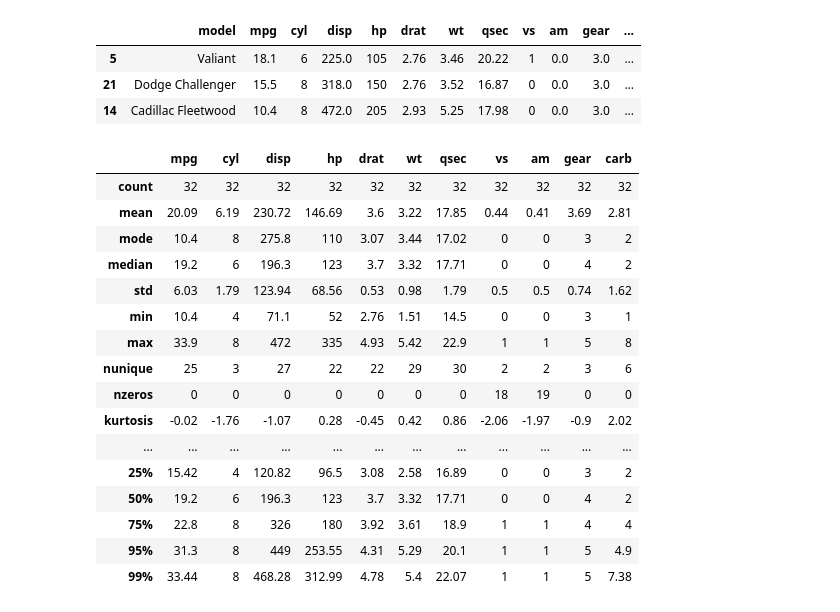
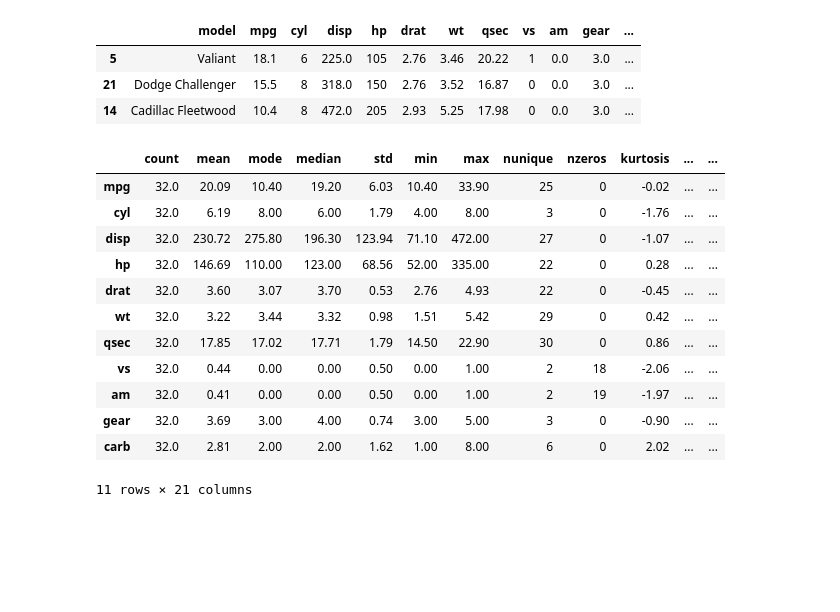
Before and after one commit to bharathgs/dframeutils, a Jupyter notebook: examples/sample.ipynb, the cells around one changed output. Drawn from its saved outputs; the diff is of its cells as text; code cells hidden in the pictures; blank space fills up the shorter version.

Commit message:
update notebook with summaryutils

```diff
--- a/examples/sample.ipynb
+++ b/examples/sample.ipynb
@@ -52,23 +54,19 @@ extreme_observations(mtcars, "drat", n_largest=False)
 | 5 | Valiant | 18.1 | 6 | 225.0 | 105 | 2.76 | 3.46 | 20.22 | 1 | 0.0 | 3.0 | ... |
 | 21 | Dodge Challenger | 15.5 | 8 | 318.0 | 150 | 2.76 | 3.52 | 16.87 | 0 | 0.0 | 3.0 | ... |
 | 14 | Cadillac Fleetwood | 10.4 | 8 | 472.0 | 205 | 2.93 | 5.25 | 17.98 | 0 | 0.0 | 3.0 | ... |
-# %%
-num_summary(mtcars).T
-# %% [output]
-|  | mpg | cyl | disp | hp | drat | wt | qsec | vs | am | gear | carb |
-| count | 32 | 32 | 32 | 32 | 32 | 32 | 32 | 32 | 32 | 32 | 32 |
-| mean | 20.09 | 6.19 | 230.72 | 146.69 | 3.6 | 3.22 | 17.85 | 0.44 | 0.41 | 3.69 | 2.81 |
-| mode | 10.4 | 8 | 275.8 | 110 | 3.07 | 3.44 | 17.02 | 0 | 0 | 3 | 2 |
-| median | 19.2 | 6 | 196.3 | 123 | 3.7 | 3.32 | 17.71 | 0 | 0 | 4 | 2 |
-| std | 6.03 | 1.79 | 123.94 | 68.56 | 0.53 | 0.98 | 1.79 | 0.5 | 0.5 | 0.74 | 1.62 |
-| min | 10.4 | 4 | 71.1 | 52 | 2.76 | 1.51 | 14.5 | 0 | 0 | 3 | 1 |
-| max | 33.9 | 8 | 472 | 335 | 4.93 | 5.42 | 22.9 | 1 | 1 | 5 | 8 |
-| nunique | 25 | 3 | 27 | 22 | 22 | 29 | 30 | 2 | 2 | 3 | 6 |
-| nzeros | 0 | 0 | 0 | 0 | 0 | 0 | 0 | 18 | 19 | 0 | 0 |
-| kurtosis | -0.02 | -1.76 | -1.07 | 0.28 | -0.45 | 0.42 | 0.86 | -2.06 | -1.97 | -0.9 | 2.02 |
-| ... | ... | ... | ... | ... | ... | ... | ... | ... | ... | ... | ... |
-| 25% | 15.42 | 4 | 120.82 | 96.5 | 3.08 | 2.58 | 16.89 | 0 | 0 | 3 | 2 |
-| 50% | 19.2 | 6 | 196.3 | 123 | 3.7 | 3.32 | 17.71 | 0 | 0 | 4 | 2 |
-| 75% | 22.8 | 8 | 326 | 180 | 3.92 | 3.61 | 18.9 | 1 | 1 | 4 | 4 |
-| 95% | 31.3 | 8 | 449 | 253.55 | 4.31 | 5.29 | 20.1 | 1 | 1 | 5 | 4.9 |
-| 99% | 33.44 | 8 | 468.28 | 312.99 | 4.78 | 5.4 | 22.07 | 1 | 1 | 5 | 7.38 |
+# %%
+df_numerical_summary(mtcars)
+# %% [output]
+|  | count | mean | mode | median | std | min | max | nunique | nzeros | kurtosis | ... | ... |
+| mpg | 32.0 | 20.09 | 10.40 | 19.20 | 6.03 | 10.40 | 33.90 | 25 | 0 | -0.02 | ... | ... |
+| cyl | 32.0 | 6.19 | 8.00 | 6.00 | 1.79 | 4.00 | 8.00 | 3 | 0 | -1.76 | ... | ... |
+| disp | 32.0 | 230.72 | 275.80 | 196.30 | 123.94 | 71.10 | 472.00 | 27 | 0 | -1.07 | ... | ... |
+| hp | 32.0 | 146.69 | 110.00 | 123.00 | 68.56 | 52.00 | 335.00 | 22 | 0 | 0.28 | ... | ... |
+| drat | 32.0 | 3.60 | 3.07 | 3.70 | 0.53 | 2.76 | 4.93 | 22 | 0 | -0.45 | ... | ... |
+| wt | 32.0 | 3.22 | 3.44 | 3.32 | 0.98 | 1.51 | 5.42 | 29 | 0 | 0.42 | ... | ... |
+| qsec | 32.0 | 17.85 | 17.02 | 17.71 | 1.79 | 14.50 | 22.90 | 30 | 0 | 0.86 | ... | ... |
+| vs | 32.0 | 0.44 | 0.00 | 0.00 | 0.50 | 0.00 | 1.00 | 2 | 18 | -2.06 | ... | ... |
+| am | 32.0 | 0.41 | 0.00 | 0.00 | 0.50 | 0.00 | 1.00 | 2 | 19 | -1.97 | ... | ... |
+| gear | 32.0 | 3.69 | 3.00 | 4.00 | 0.74 | 3.00 | 5.00 | 3 | 0 | -0.90 | ... | ... |
+| carb | 32.0 | 2.81 | 2.00 | 2.00 | 1.62 | 1.00 | 8.00 | 6 | 0 | 2.02 | ... | ... |
+11 rows × 21 columns
```
Also changed, not shown: parts of 3 cells of this notebook.
